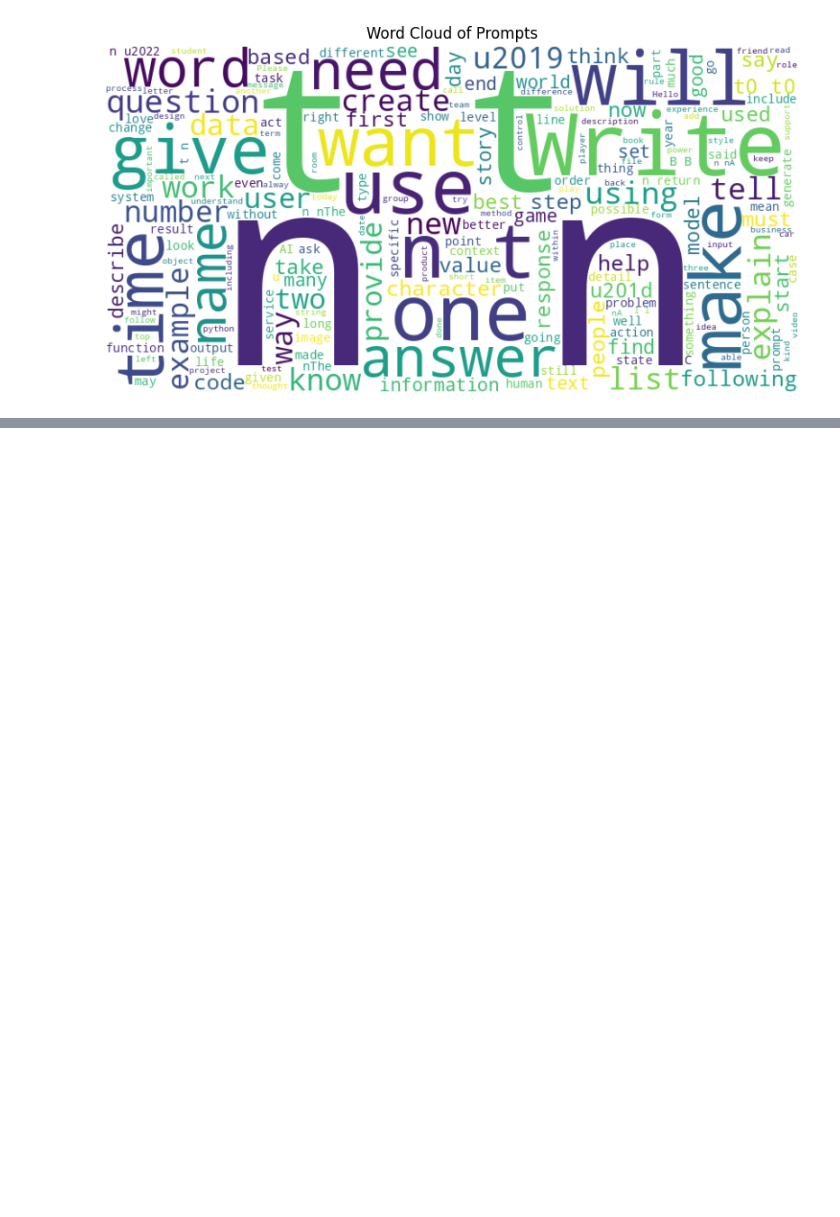
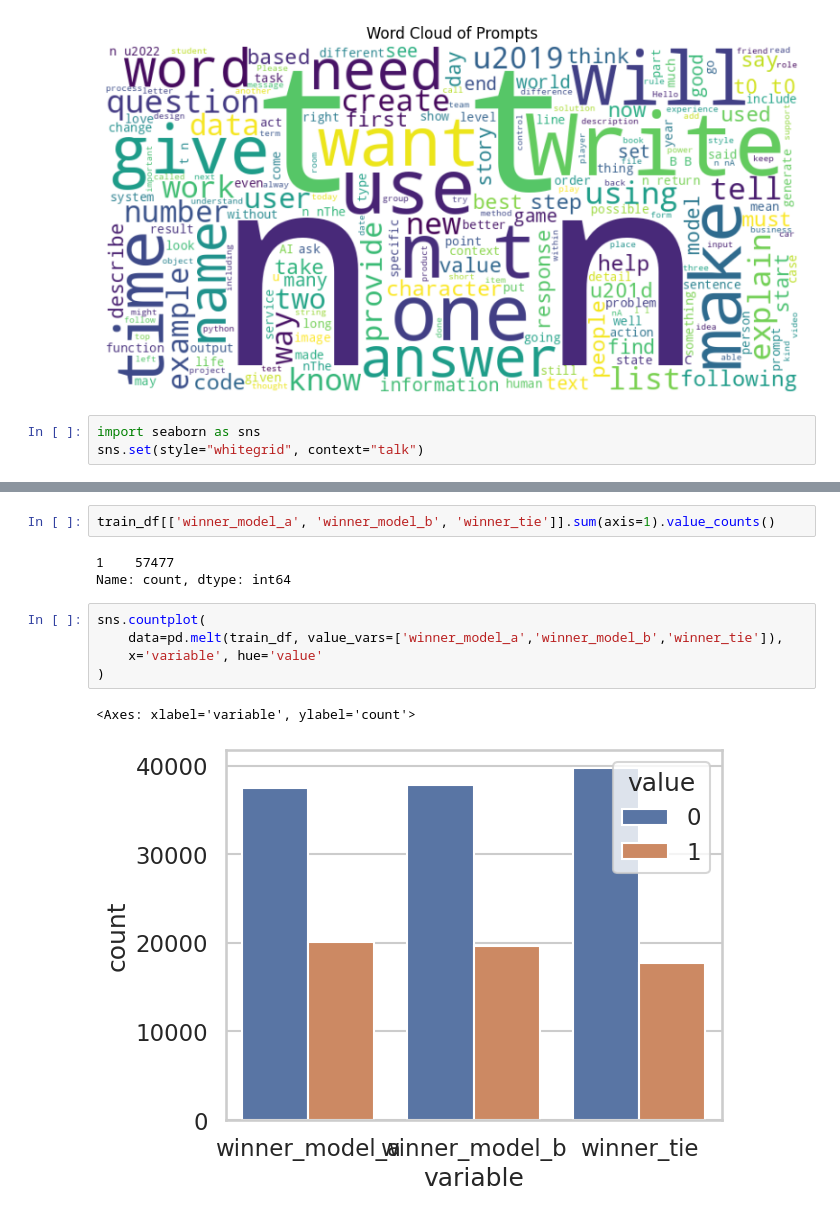
Before and after one commit to allend2092/kaggle-LLM-Fine-Tune-competition, a Jupyter notebook: notebooks/EDA-kaggle-LLM Classification Finetuning.ipynb, the cells around one changed output, grey strips where cells are left out. Drawn from its saved outputs; the diff is of its cells as text; blank space fills up the shorter version.

```diff
--- a/notebooks/EDA-kaggle-LLM Classification Finetuning.ipynb
+++ b/notebooks/EDA-kaggle-LLM Classification Finetuning.ipynb
@@ -337,3 +417,6 @@ plt.title('Word Cloud of Prompts')
 plt.show()
 # %% [output]
 [figure]
+# %%
+import seaborn as sns
+sns.set(style="whitegrid", context="talk")
@@ -339,0 +498,13 @@ plt.show()
+# %%
+train_df[['winner_model_a', 'winner_model_b', 'winner_tie']].sum(axis=1).value_counts()
+# %% [output]
+1    57477
+Name: count, dtype: int64
+# %%
+sns.countplot(
+    data=pd.melt(train_df, value_vars=['winner_model_a','winner_model_b','winner_tie']),
+    x='variable', hue='value'
+)
+# %% [output]
+<Axes: xlabel='variable', ylabel='count'>
+[figure, added]
```
Also changed, not shown: parts of 35 cells of this notebook.
